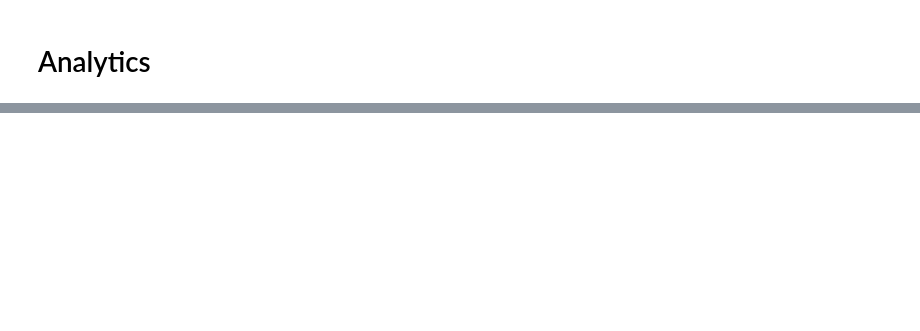
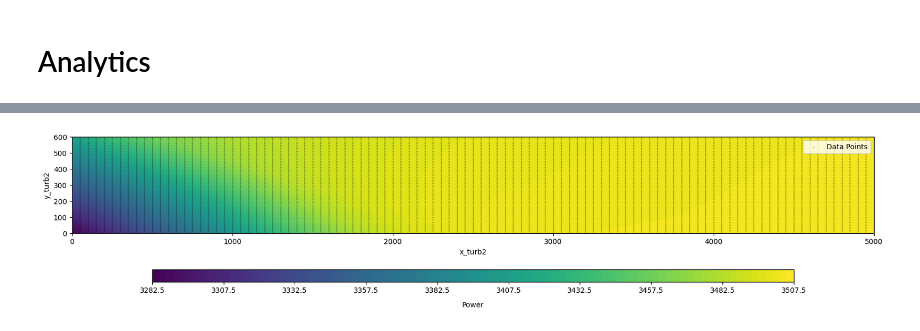
Before and after one commit to schmeti/uc3m_TFM_wind_farm_optimization_codebase, a Jupyter notebook: Windfarm_power_modelling/0_two_turbine_problem_constrLearn_probweighted.ipynb, the cells around one changed output, grey strips where cells are left out. Drawn from its saved outputs; the diff is of its cells as text; code cells hidden in the pictures; blank space fills up the shorter version.

```diff
--- a/Windfarm_power_modelling/0_two_turbine_problem_constrLearn_probweighted.ipynb
+++ b/Windfarm_power_modelling/0_two_turbine_problem_constrLearn_probweighted.ipynb
@@ -383,0 +461,13 @@ plt.show()
+# %%
+# Generate expected power for each (x_turb2, y_turb2) combination in the specified ranges
+x_turb2_range = np.arange(0, 5001, 50)
+y_turb2_range = np.arange(0, 601, 10)
+
+results = []
+for x_val in x_turb2_range:
+    for y_val in y_turb2_range:
+        exp_power = expected_power_for_location(x_val, y_val, wind_df, cl_tool)
+        results.append({'x_turb2': x_val, 'y_turb2': y_val, 'expected_power': exp_power})
+
+expected_power_grid = pd.DataFrame(results)
+expected_power_grid.head()
@@ -383,0 +521,5 @@ plt.show()
+# %%
+from src.visualize import plot_two_turbine_results
+plot_two_turbine_results(expected_power_grid, zfeature="expected_power", dpoint_size=0.1)
+# %% [output]
+[figure, added]
```
Also changed, not shown: parts of 19 cells of this notebook, 7 other files.
